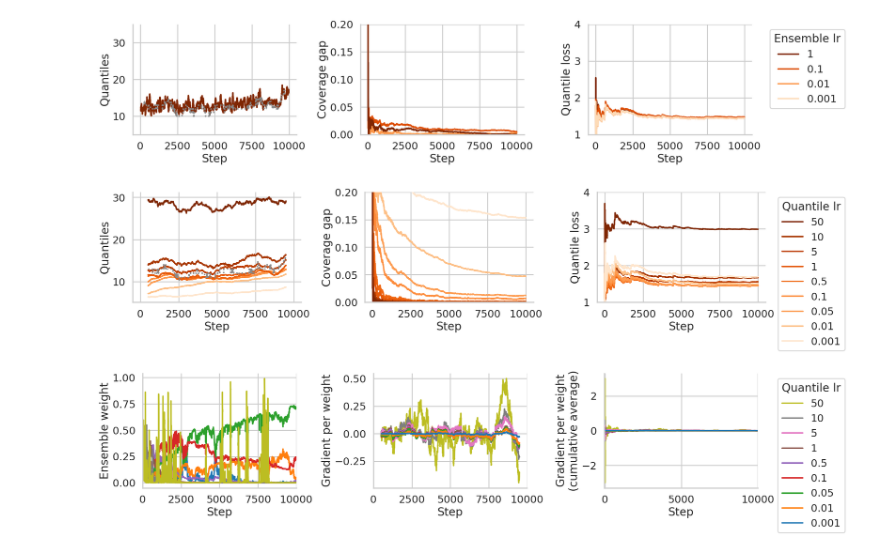
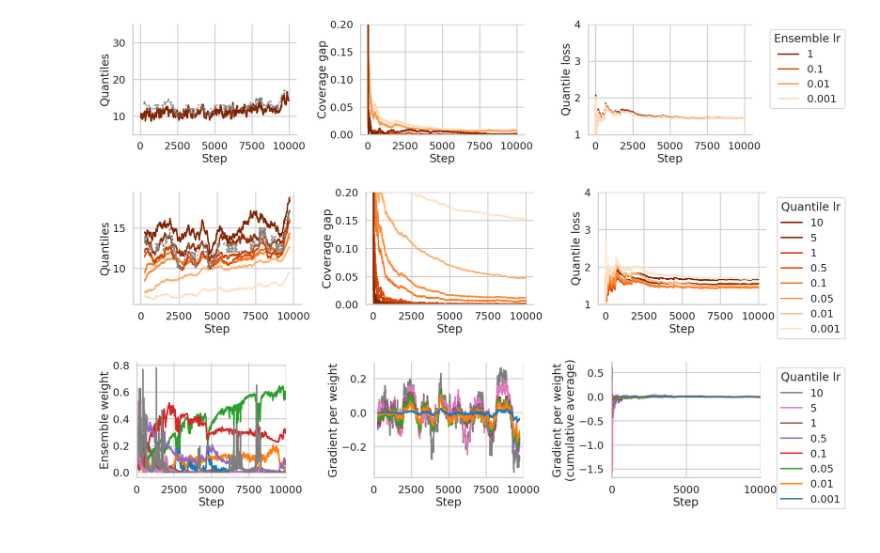
Before and after one commit to aangelopoulos/gradient-equilibrium, a Jupyter notebook: mimic_stay/quantile_ensembling.ipynb, the cells around one changed output. Saved outputs shown, nothing was run; the diff lists cells and outputs as text; code cells hidden in the pictures.

Commit message:
[make plots consistent]

```diff
--- a/mimic_stay/quantile_ensembling.ipynb
+++ b/mimic_stay/quantile_ensembling.ipynb
@@ -60,7 +60,7 @@ ys = torch.tensor(data['length_of_stay_float'].values, dtype=torch.float32)
 fs = torch.tensor(data['f'].values, dtype=torch.float32)
 
 # Training parameters
-quantile_lrs = [0.001, 0.01, 0.05, 0.1, 0.5, 1, 5, 10, 50]
+quantile_lrs = [0.001, 0.01, 0.05, 0.1, 0.5, 1, 5, 10]
 ensemble_lrs = [0.001, 0.01, 0.1, 1]
 # %%
 results_df_list = []
@@ -206,7 +206,7 @@ sns.despine(top=True, right=True)
 os.makedirs('./plots/quantile_ensembling', exist_ok=True)
 plt.savefig('./plots/quantile_ensembling/series.pdf')
 # %% [output]
-[figure, old version]
+[figure, new version]
 # %%
 # Set styling
 sns.set_style("whitegrid")
@@ -228,7 +228,7 @@ hues = {
 fig, axs = plt.subplots(nrows=1, ncols=3, figsize=(23,5), sharex=True, sharey=False)
 
 # Define rolling window size
-window_size = 1000
+window_size = 500
 
 # Left plot: Rolling average for predictions
 
@@ -258,34 +258,34 @@ axs[0].set_xlabel("Step")
 for quantile_lr in quantile_lrs:
     axs[1].plot(
         df[(df.ensemble_lr == ensemble_lrs[-1]) & (df.lr == quantile_lr)].step,
         (df[(df.ensemble_lr == ensemble_lrs[-1]) & ((df.lr == quantile_lr))]['quantile_covered'].expanding().mean() - (1-alpha)).abs(),
         label=quantile_lr,
         color=hues[quantile_lr]
     )
 
 axs[1].set_ylabel("Coverage gap")
 axs[1].set_xlabel("Step")
 axs[1].set_ylim([0, 0.2])
 
 # Right plot: Loss
 for quantile_lr in reversed(quantile_lrs):
     axs[2].plot(
         df[(df.ensemble_lr == ensemble_lrs[-1]) & (df.lr == quantile_lr)].step,
         df[(df.ensemble_lr == ensemble_lrs[-1]) & (df.lr == quantile_lr)]['quantile_loss'].expanding().mean(),
         label=quantile_lr,
         color=hues[quantile_lr]
     )
 axs[2].set_ylabel("Quantile loss")
 axs[2].set_xlabel("Step")
 axs[2].legend(loc="upper right", bbox_to_anchor=(1.5,1), title='Quantile lr')
 axs[2].set_ylim([1,4])
 
 plt.tight_layout()
 sns.despine(top=True, right=True)
 os.makedirs('./plots/' + experiment_name, exist_ok=True)
 plt.savefig(f"./plots/{experiment_name}/quantile-series.pdf", bbox_inches='tight')
 # %% [output]
-[figure, old version]
+[figure, new version]
 # %%
 # Set styling
 sns.set_style("whitegrid")
@@ -339,4 +339,4 @@ plt.tight_layout()
 sns.despine(top=True, right=True)
 plt.savefig('./plots/quantile_ensembling/weights.pdf', bbox_inches='tight')
 # %% [output]
-[figure, old version]
+[figure, new version]
```
Also changed, not shown: 19 other files.
